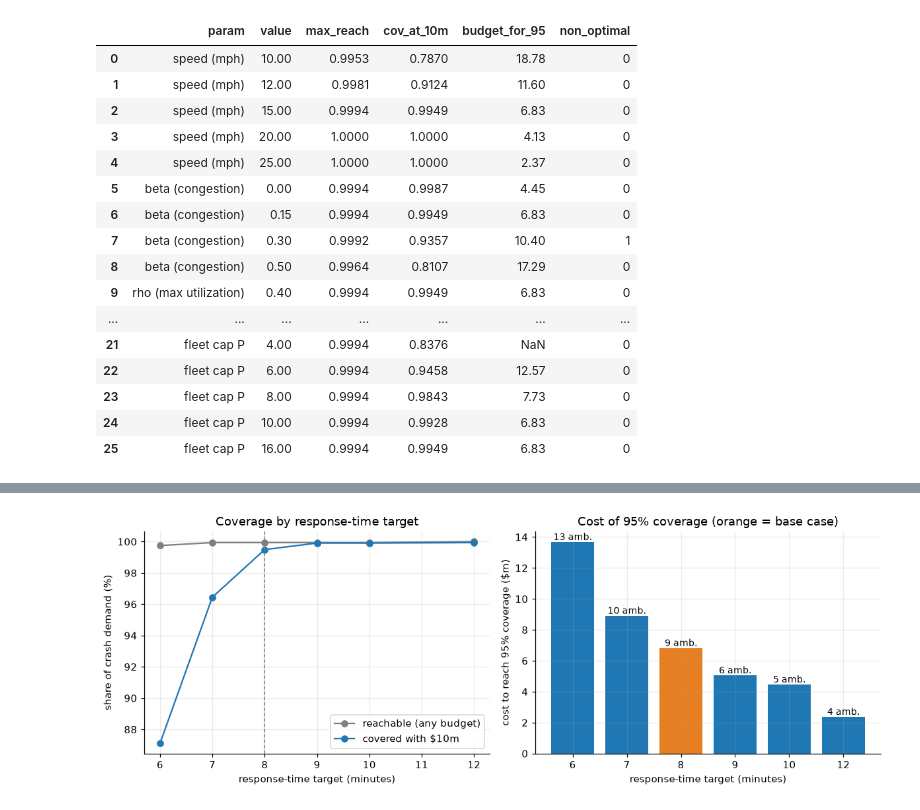
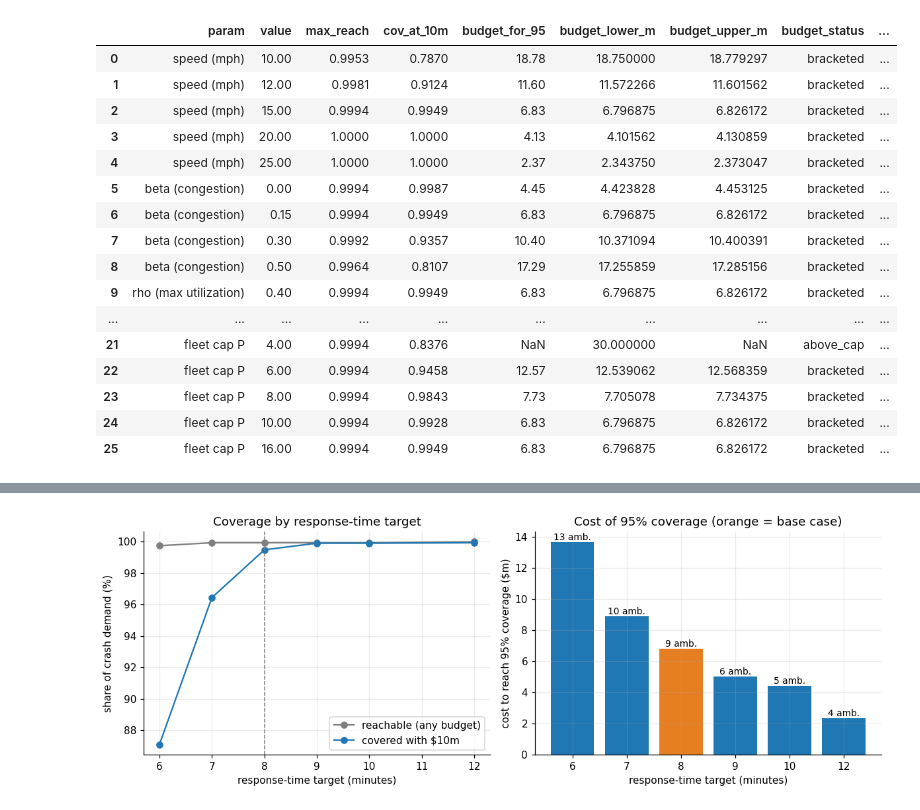
Before and after one commit to amirn7/ambulance-project-group-19-optimization, a Jupyter notebook: Notebooks/05_sensitivity_analysis.ipynb, the cells around one changed output, grey strips where cells are left out. Cells and saved outputs as stored; diff of their text form; code cells hidden in the pictures.

```diff
--- a/Notebooks/05_sensitivity_analysis.ipynb
+++ b/Notebooks/05_sensitivity_analysis.ipynb
@@ -129,23 +150,4 @@ B=10: coverage 0.9949, proven optimal: True, seconds: 1.1
 # %%
-import time
-
-def scenario(a, dv, target=0.95):
-    m, bud, total = build(a, dv)
-    non_opt = 0
-    cov10, ok = cov_at(m, bud, total, 10, time_limit=60); non_opt += (not ok)
-    cov30, ok = cov_at(m, bud, total, 30, time_limit=60); non_opt += (not ok)
-    if cov30 < target:
-        need = np.nan
-    else:
-        lo, hi = 0.0, 30.0
-        while hi - lo > 0.05:
-            mid = (lo + hi) / 2
-            cv, ok = cov_at(m, bud, total, mid, time_limit=60); non_opt += (not ok)
-            if cv >= target: hi = mid
-            else: lo = mid
-        need = hi
-    return dict(cov_at_10m=round(cov10, 4), budget_for_95=round(need, 2), non_optimal=non_opt)
-
 def grow_uniform(dv, g):
     return dv * (1 + g)
 
@@ -161,15 +163,17 @@ t_start = time.time()
 for g in [0, 0.05, 0.10, 0.15, 0.20, 0.25, 0.30]:
     t0 = time.time()
     u = scenario(a0, grow_uniform(DV0, g))
-    rnd = [scenario(a0, grow_random(DV0, g, seed)) for seed in range(N_SEEDS)]
+    rnd = [u] * N_SEEDS if g == 0 else [scenario(a0, grow_random(DV0, g, seed)) for seed in range(N_SEEDS)]
     rows.append(dict(growth=g,
         uniform_cov_10m=u["cov_at_10m"], uniform_budget_95=u["budget_for_95"],
         random_cov_10m_mean=np.mean([r["cov_at_10m"] for r in rnd]).round(4),
         random_cov_10m_min=np.min([r["cov_at_10m"] for r in rnd]).round(4),
         random_budget_95_mean=np.mean([r["budget_for_95"] for r in rnd]).round(2),
         random_budget_95_max=np.max([r["budget_for_95"] for r in rnd]).round(2),
-        non_optimal_solves=u["non_optimal"] + sum(r["non_optimal"] for r in rnd)))
+        non_optimal_solves=u["non_optimal"] + (sum(r["non_optimal"] for r in rnd) if g else 0),
+        unbracketed_budgets=sum(r["budget_status"] != "bracketed" for r in [u, *rnd])))
     print(f"done growth {g:.2f} ({time.time() - t0:.0f}s)", flush=True)
 print("total minutes:", round((time.time() - t_start) / 60, 1))
-pd.DataFrame(rows)
+growth_df = pd.DataFrame(rows)
+growth_df
 # %% [output]
@@ -240,36 +200,37 @@ def metrics(a, dv, **kw):
 # %%
 rows = []
 for v in [10, 12, 15, 20, 25]:
-    rows.append(dict(param="speed (mph)", value=v, **metrics(make_a(speed=v), DV0)))
+    rows.append(dict(param="speed (mph)", value=v, **scenario_metrics(make_a(speed=v), DV0)))
 for b in [0.0, 0.15, 0.30, 0.50]:
-    rows.append(dict(param="beta (congestion)", value=b, **metrics(make_a(beta=b), DV0)))
+    rows.append(dict(param="beta (congestion)", value=b, **scenario_metrics(make_a(beta=b), DV0)))
 for r in [0.4, 0.5, 0.6, 0.7, 0.8]:
-    rows.append(dict(param="rho (max utilization)", value=r, **metrics(a0, DV0, rho=r)))
+    rows.append(dict(param="rho (max utilization)", value=r, **scenario_metrics(a0, DV0, rho=r)))
 for sv in [1.0, 1.5, 2.0, 2.5]:
-    rows.append(dict(param="service time s (h)", value=sv, **metrics(a0, DV0, s=sv)))
+    rows.append(dict(param="service time s (h)", value=sv, **scenario_metrics(a0, DV0, s=sv)))
 for cv in [0.44, 0.59, 0.74]:
-    rows.append(dict(param="cost per ambulance c ($m)", value=cv, **metrics(a0, DV0, c=cv)))
+    rows.append(dict(param="cost per ambulance c ($m)", value=cv, **scenario_metrics(a0, DV0, c=cv)))
 for P in [4, 6, 8, 10, 16]:
-    rows.append(dict(param="fleet cap P", value=P, **metrics(a0, DV0, P=P)))
-pd.DataFrame(rows)
+    rows.append(dict(param="fleet cap P", value=P, **scenario_metrics(a0, DV0, P=P)))
+sens_df = pd.DataFrame(rows)
+sens_df
 # %% [output]
-|  | param | value | max_reach | cov_at_10m | budget_for_95 | non_optimal |
-| 0 | speed (mph) | 10.00 | 0.9953 | 0.7870 | 18.78 | 0 |
-| 1 | speed (mph) | 12.00 | 0.9981 | 0.9124 | 11.60 | 0 |
-| 2 | speed (mph) | 15.00 | 0.9994 | 0.9949 | 6.83 | 0 |
-| 3 | speed (mph) | 20.00 | 1.0000 | 1.0000 | 4.13 | 0 |
-| 4 | speed (mph) | 25.00 | 1.0000 | 1.0000 | 2.37 | 0 |
-| 5 | beta (congestion) | 0.00 | 0.9994 | 0.9987 | 4.45 | 0 |
-| 6 | beta (congestion) | 0.15 | 0.9994 | 0.9949 | 6.83 | 0 |
-| 7 | beta (congestion) | 0.30 | 0.9992 | 0.9357 | 10.40 | 1 |
-| 8 | beta (congestion) | 0.50 | 0.9964 | 0.8107 | 17.29 | 0 |
-| 9 | rho (max utilization) | 0.40 | 0.9994 | 0.9949 | 6.83 | 0 |
-| ... | ... | ... | ... | ... | ... | ... |
-| 21 | fleet cap P | 4.00 | 0.9994 | 0.8376 | NaN | 0 |
-| 22 | fleet cap P | 6.00 | 0.9994 | 0.9458 | 12.57 | 0 |
-| 23 | fleet cap P | 8.00 | 0.9994 | 0.9843 | 7.73 | 0 |
-| 24 | fleet cap P | 10.00 | 0.9994 | 0.9928 | 6.83 | 0 |
-| 25 | fleet cap P | 16.00 | 0.9994 | 0.9949 | 6.83 | 0 |
+|  | param | value | max_reach | cov_at_10m | budget_for_95 | budget_lower_m | budget_upper_m | budget_status | ... |
+| 0 | speed (mph) | 10.00 | 0.9953 | 0.7870 | 18.78 | 18.750000 | 18.779297 | bracketed | ... |
+| 1 | speed (mph) | 12.00 | 0.9981 | 0.9124 | 11.60 | 11.572266 | 11.601562 | bracketed | ... |
+| 2 | speed (mph) | 15.00 | 0.9994 | 0.9949 | 6.83 | 6.796875 | 6.826172 | bracketed | ... |
+| 3 | speed (mph) | 20.00 | 1.0000 | 1.0000 | 4.13 | 4.101562 | 4.130859 | bracketed | ... |
+| 4 | speed (mph) | 25.00 | 1.0000 | 1.0000 | 2.37 | 2.343750 | 2.373047 | bracketed | ... |
+| 5 | beta (congestion) | 0.00 | 0.9994 | 0.9987 | 4.45 | 4.423828 | 4.453125 | bracketed | ... |
+| 6 | beta (congestion) | 0.15 | 0.9994 | 0.9949 | 6.83 | 6.796875 | 6.826172 | bracketed | ... |
+| 7 | beta (congestion) | 0.30 | 0.9992 | 0.9357 | 10.40 | 10.371094 | 10.400391 | bracketed | ... |
+| 8 | beta (congestion) | 0.50 | 0.9964 | 0.8107 | 17.29 | 17.255859 | 17.285156 | bracketed | ... |
+| 9 | rho (max utilization) | 0.40 | 0.9994 | 0.9949 | 6.83 | 6.796875 | 6.826172 | bracketed | ... |
+| ... | ... | ... | ... | ... | ... | ... | ... | ... | ... |
+| 21 | fleet cap P | 4.00 | 0.9994 | 0.8376 | NaN | 30.000000 | NaN | above_cap | ... |
+| 22 | fleet cap P | 6.00 | 0.9994 | 0.9458 | 12.57 | 12.539062 | 12.568359 | bracketed | ... |
+| 23 | fleet cap P | 8.00 | 0.9994 | 0.9843 | 7.73 | 7.705078 | 7.734375 | bracketed | ... |
+| 24 | fleet cap P | 10.00 | 0.9994 | 0.9928 | 6.83 | 6.796875 | 6.826172 | bracketed | ... |
+| 25 | fleet cap P | 16.00 | 0.9994 | 0.9949 | 6.83 | 6.796875 | 6.826172 | bracketed | ... |
 # %%
 rows = []
 for label, mask in [("EMS only", is_ems), ("EMS + firehouses", is_ems | is_fire), ("all 83 sites", np.ones(nJ, bool))]:
```
Also changed, not shown: parts of 13 cells of this notebook, 10 other files.
